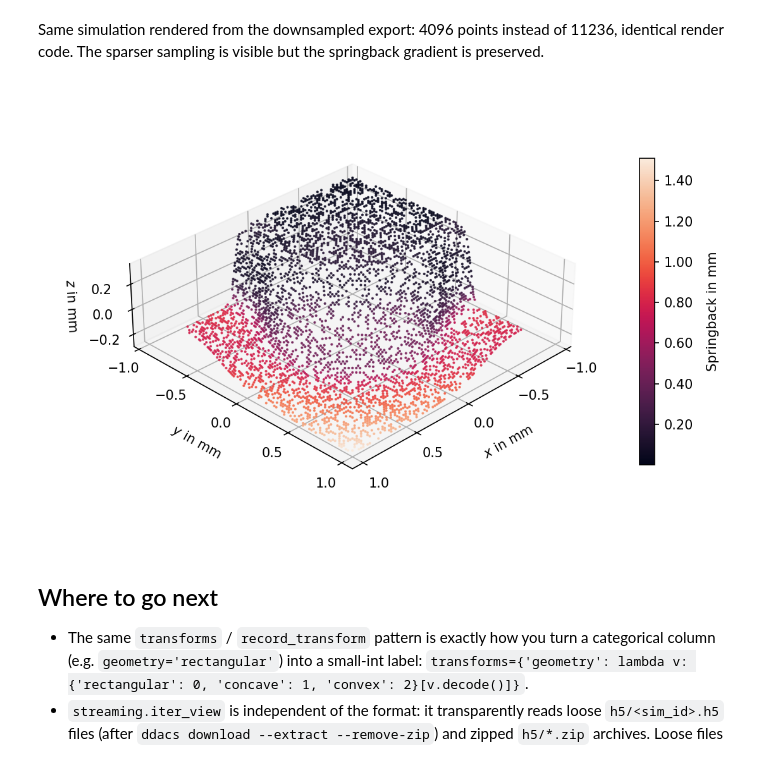
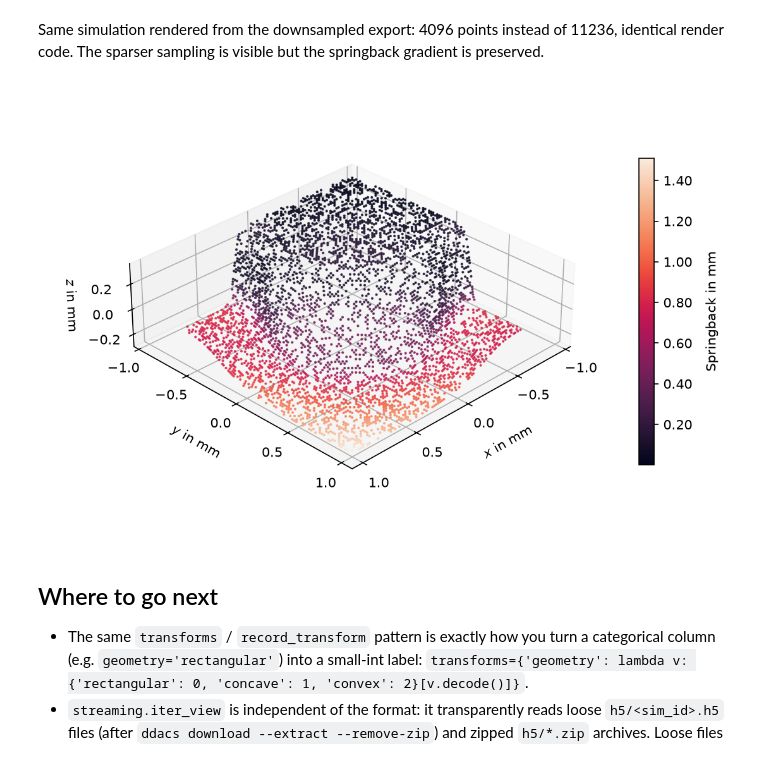
Before and after one commit to BaumSebastian/DDACS, a Jupyter notebook: notebooks/06_streaming.ipynb, the cells around one changed output. Drawn from its saved outputs; the diff is of its cells as text; code cells hidden in the pictures.

```diff
--- a/notebooks/06_streaming.ipynb
+++ b/notebooks/06_streaming.ipynb
@@ -311,18 +312,19 @@ Same simulation rendered from the downsampled export: 4096 points instead of 112
 # %%
 sample_forming_aligned   = aligned[0]['forming']
 sample_magnitude_aligned = np.linalg.norm(aligned[0]['delta'], axis=1)
 
 ax, cbar = ddacs.plot_point_cloud(
     sample_forming_aligned,
+    depthshade=False,  # crisp points on matplotlib>=3.10
     values=sample_magnitude_aligned,
     cmap=ROCKET,
     colorbar_label='Springback in mm',
     mirror=False,
 )
 plt.savefig('../docs/images/06_streaming_sampled.png', dpi=300, bbox_inches='tight')
 plt.show()
 # %% [output]
-[figure, old version]
+[figure, new version]
 # %% [markdown]
 ## Where to go next
 
```
Also changed, not shown: parts of 4 cells of this notebook, 7 other files.
